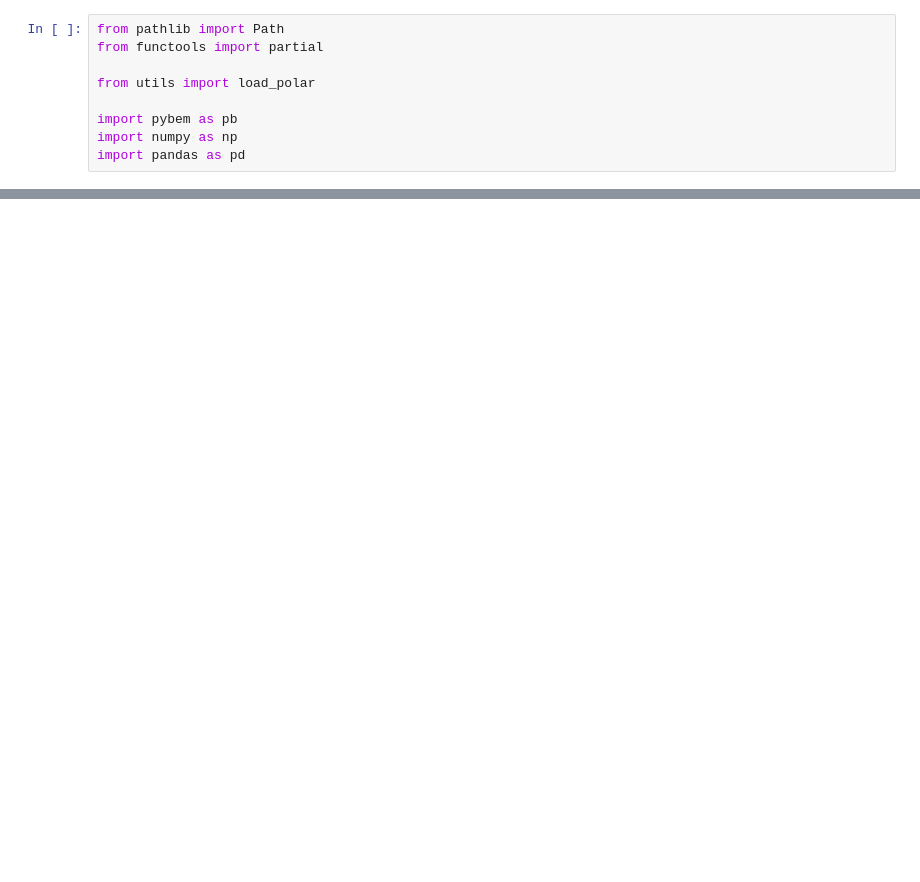
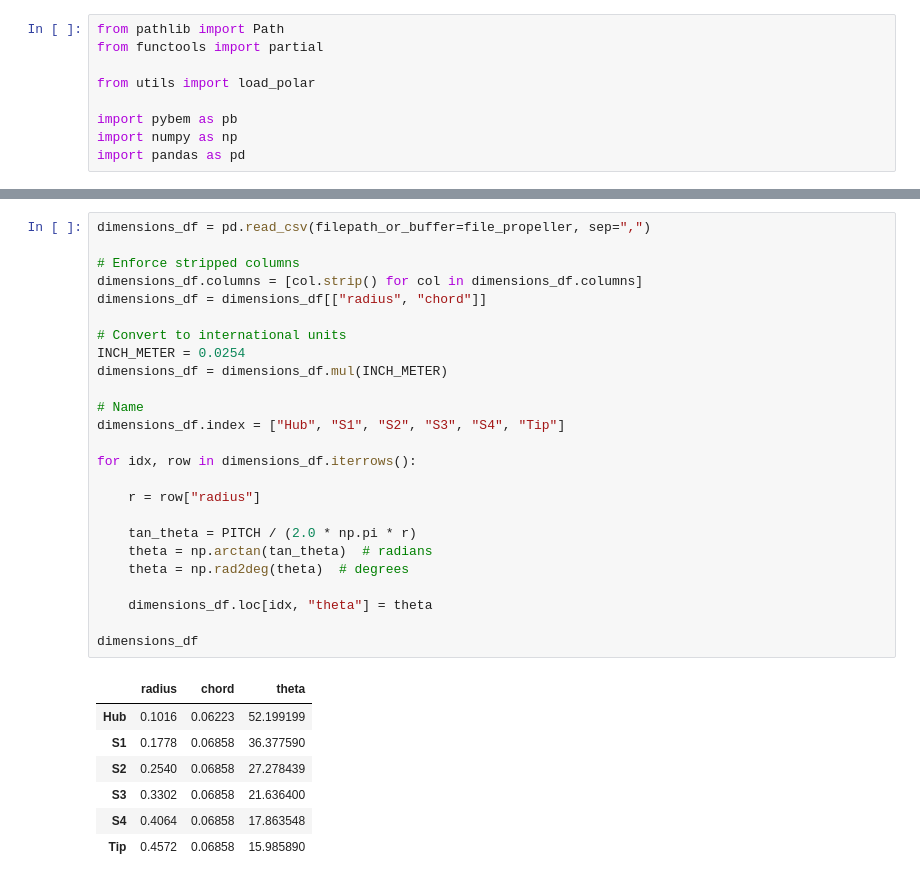
Before and after one commit to KikeM/propeller_study, a Jupyter notebook: notebooks/Compare to experiments.ipynb, the cells around one changed output, grey strips where cells are left out. Cells and saved outputs as stored; diff of their text form; blank space fills up the shorter version.

```diff
--- a/notebooks/Compare to experiments.ipynb
+++ b/notebooks/Compare to experiments.ipynb
@@ -16,0 +33,33 @@ load_polar = partial(load_polar, path = PATH_POLARS, file_lift = file_lift, file
+# %%
+dimensions_df = pd.read_csv(filepath_or_buffer=file_propeller, sep=",")
+
+# Enforce stripped columns
+dimensions_df.columns = [col.strip() for col in dimensions_df.columns]
+dimensions_df = dimensions_df[["radius", "chord"]]
+
+# Convert to international units
+INCH_METER = 0.0254
+dimensions_df = dimensions_df.mul(INCH_METER)
+
+# Name
+dimensions_df.index = ["Hub", "S1", "S2", "S3", "S4", "Tip"]
+
+for idx, row in dimensions_df.iterrows():
+
+    r = row["radius"]
+
+    tan_theta = PITCH / (2.0 * np.pi * r)
+    theta = np.arctan(tan_theta)  # radians
+    theta = np.rad2deg(theta)  # degrees
+
+    dimensions_df.loc[idx, "theta"] = theta
+
+dimensions_df
+# %% [output]
+|  | radius | chord | theta |
+| Hub | 0.1016 | 0.06223 | 52.199199 |
+| S1 | 0.1778 | 0.06858 | 36.377590 |
+| S2 | 0.2540 | 0.06858 | 27.278439 |
+| S3 | 0.3302 | 0.06858 | 21.636400 |
+| S4 | 0.4064 | 0.06858 | 17.863548 |
+| Tip | 0.4572 | 0.06858 | 15.985890 |
```
Also changed, not shown: parts of 14 cells of this notebook, 4 other files.
